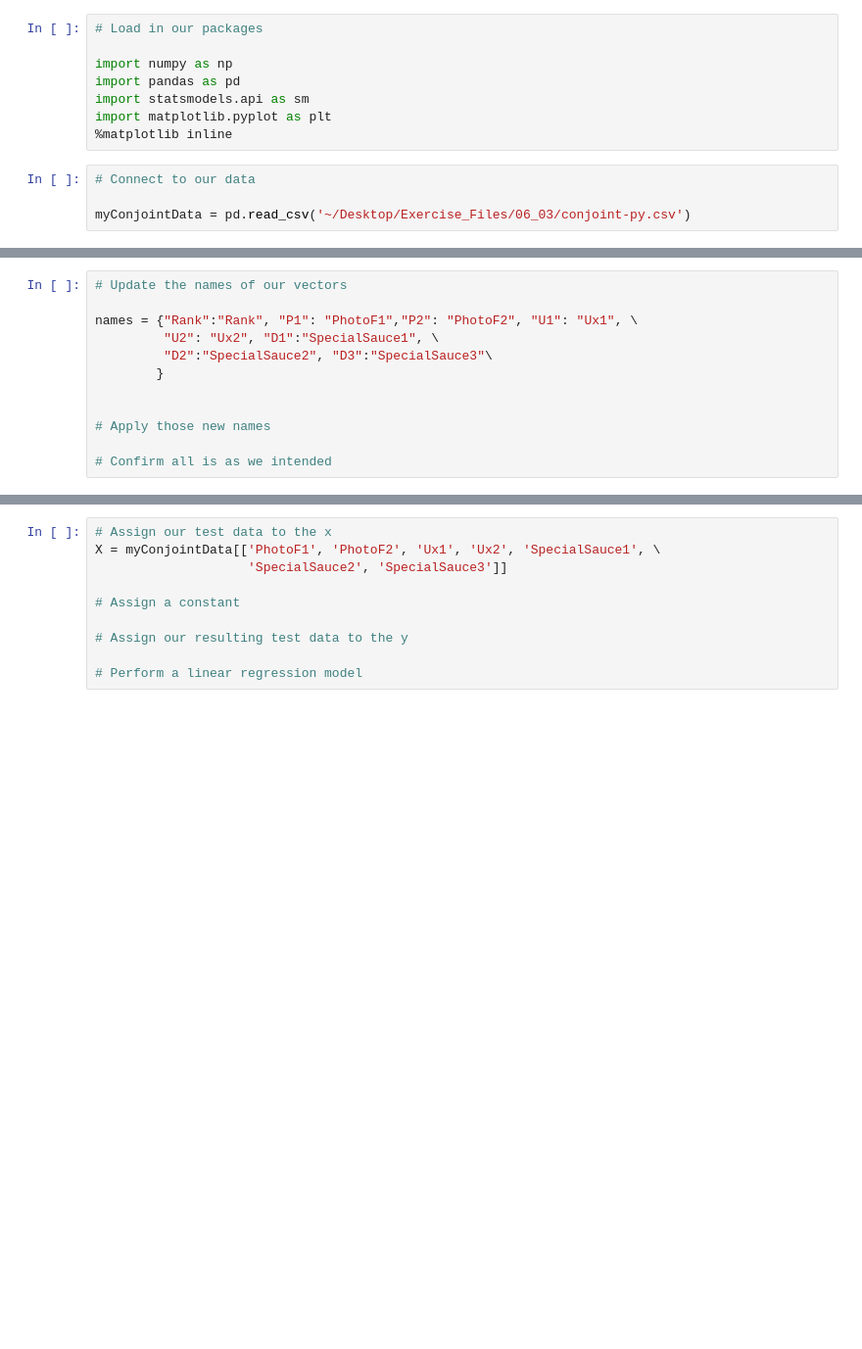
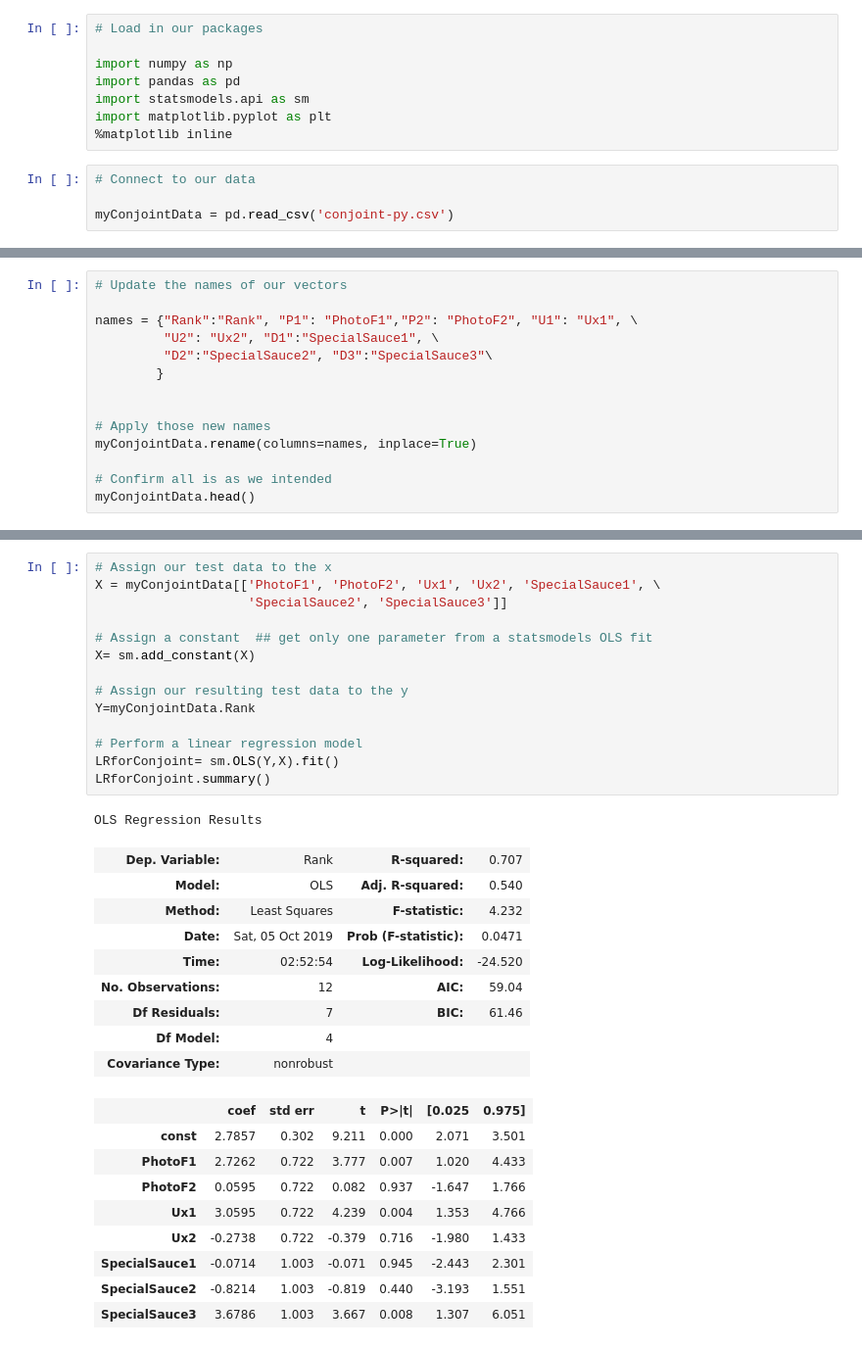
Before and after one commit to nazmus-shakib-mist-ipe02/The-Data-Science-of-Marketing, a Jupyter notebook: 6. Conjoint Analysis/conjoint.ipynb, the cells around one changed output, grey strips where cells are left out. Shown at 98% size. Saved outputs shown, nothing was run; the diff lists cells and outputs as text; blank space fills up the shorter version.

```diff
--- a/6. Conjoint Analysis/conjoint.ipynb
+++ b/6. Conjoint Analysis/conjoint.ipynb
@@ -9,6 +9,6 @@ import matplotlib.pyplot as plt
 # %%
 # Connect to our data
 
-myConjointData = pd.read_csv('~/Desktop/Exercise_Files/06_03/conjoint-py.csv')
+myConjointData = pd.read_csv('conjoint-py.csv')
 # %%
 # See a snapshot of our data
@@ -22,5 +30,7 @@ names = {"Rank":"Rank", "P1": "PhotoF1","P2": "PhotoF2", "U1": "Ux1", \
 
 
 # Apply those new names
+myConjointData.rename(columns=names, inplace=True)
 
 # Confirm all is as we intended
+myConjointData.head()
@@ -27,10 +44,34 @@ names = {"Rank":"Rank", "P1": "PhotoF1","P2": "PhotoF2", "U1": "Ux1", \
 # %%
 # Assign our test data to the x
 X = myConjointData[['PhotoF1', 'PhotoF2', 'Ux1', 'Ux2', 'SpecialSauce1', \
                     'SpecialSauce2', 'SpecialSauce3']]
 
-# Assign a constant
+# Assign a constant  ## get only one parameter from a statsmodels OLS fit
+X= sm.add_constant(X)
 
 # Assign our resulting test data to the y
+Y=myConjointData.Rank
 
 # Perform a linear regression model
+LRforConjoint= sm.OLS(Y,X).fit()
+LRforConjoint.summary()
+# %% [output]
+OLS Regression Results
+| Dep. Variable: | Rank | R-squared: | 0.707 |
+| Model: | OLS | Adj. R-squared: | 0.540 |
+| Method: | Least Squares | F-statistic: | 4.232 |
+| Date: | Sat, 05 Oct 2019 | Prob (F-statistic): | 0.0471 |
+| Time: | 02:52:54 | Log-Likelihood: | -24.520 |
+| No. Observations: | 12 | AIC: | 59.04 |
+| Df Residuals: | 7 | BIC: | 61.46 |
+| Df Model: | 4 |  |  |
+| Covariance Type: | nonrobust |  |  |
+|  | coef | std err | t | P>|t| | [0.025 | 0.975] |
+| const | 2.7857 | 0.302 | 9.211 | 0.000 | 2.071 | 3.501 |
+| PhotoF1 | 2.7262 | 0.722 | 3.777 | 0.007 | 1.020 | 4.433 |
+| PhotoF2 | 0.0595 | 0.722 | 0.082 | 0.937 | -1.647 | 1.766 |
+| Ux1 | 3.0595 | 0.722 | 4.239 | 0.004 | 1.353 | 4.766 |
+| Ux2 | -0.2738 | 0.722 | -0.379 | 0.716 | -1.980 | 1.433 |
+| SpecialSauce1 | -0.0714 | 1.003 | -0.071 | 0.945 | -2.443 | 2.301 |
+| SpecialSauce2 | -0.8214 | 1.003 | -0.819 | 0.440 | -3.193 | 1.551 |
+| SpecialSauce3 | 3.6786 | 1.003 | 3.667 | 0.008 | 1.307 | 6.051 |
```
Also changed, not shown: parts of 5 cells of this notebook.
